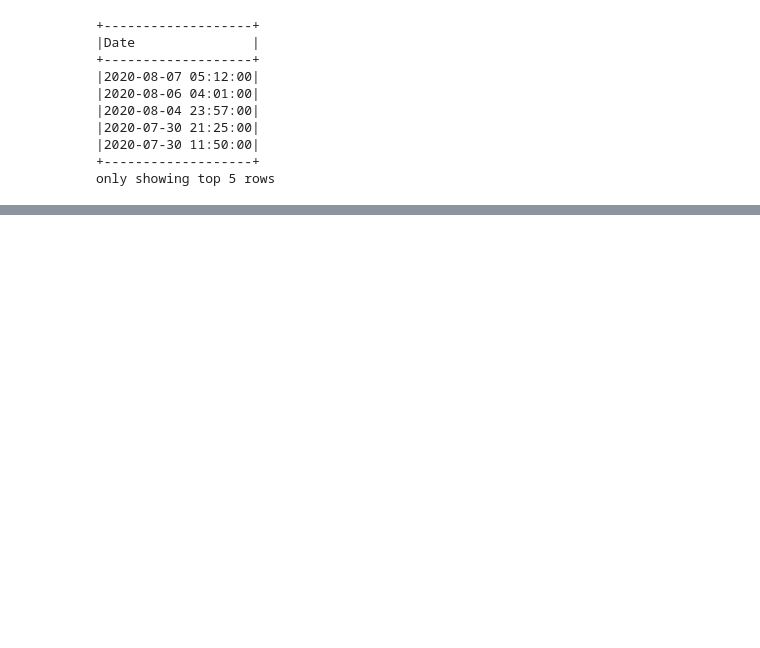
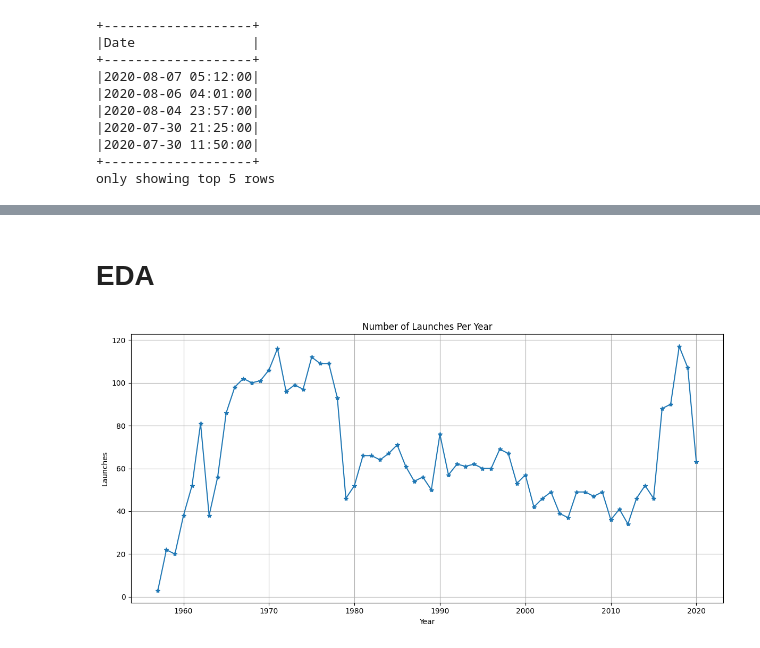
Before and after one commit to manishaachary13/Space-Launch-Mission, a Jupyter notebook: mission launch.ipynb, the cells around one changed output, grey strips where cells are left out. Drawn from its saved outputs; the diff is of its cells as text; code cells hidden in the pictures; blank space fills up the shorter version.

```diff
--- a/mission launch.ipynb
+++ b/mission launch.ipynb
@@ -589,0 +588,24 @@ only showing top 20 rows
+# %% [markdown]
+# EDA
+# %%
+from pyspark.sql.functions import year
+
+# Count launches per year
+launches_per_year = df.groupBy("Year").count().orderBy("Year")
+
+# Convert to Pandas for plotting
+launches_per_year_pd = launches_per_year.toPandas()
+
+# Plot
+import matplotlib.pyplot as plt
+
+plt.figure(figsize=(12, 6))
+plt.plot(launches_per_year_pd['Year'], launches_per_year_pd['count'], marker='*')
+plt.title('Number of Launches Per Year')
+plt.xlabel('Year')
+plt.ylabel('Launches')
+plt.grid(True)
+plt.tight_layout()
+plt.show()
+# %% [output]
+[figure, added]
```
Also changed, not shown: parts of 13 cells of this notebook.
